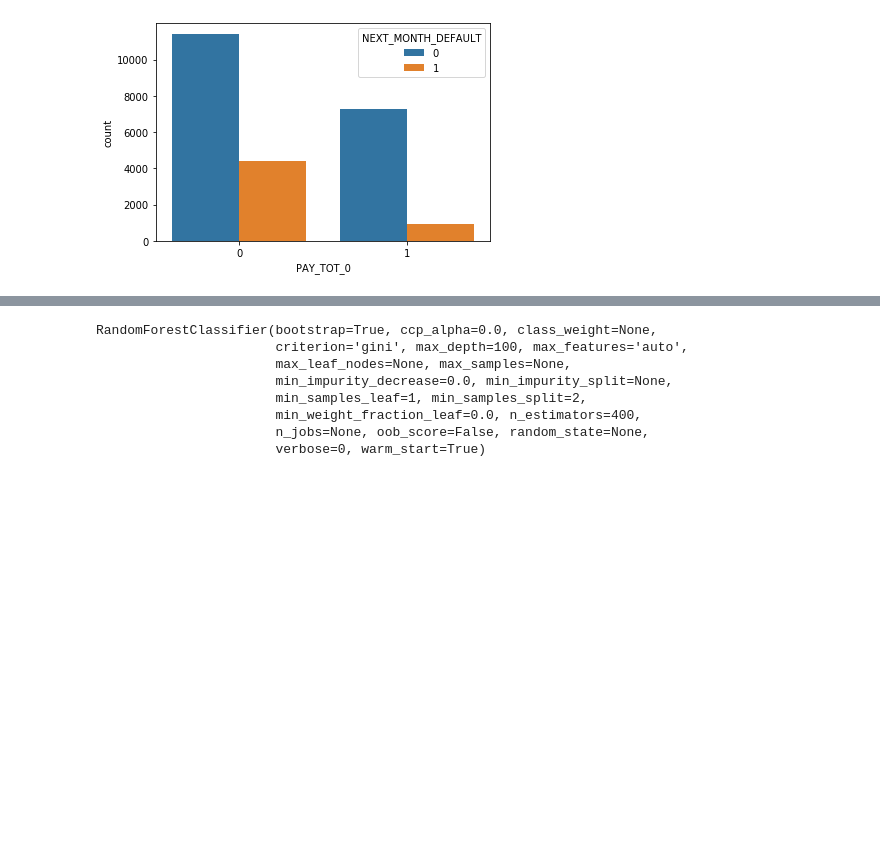
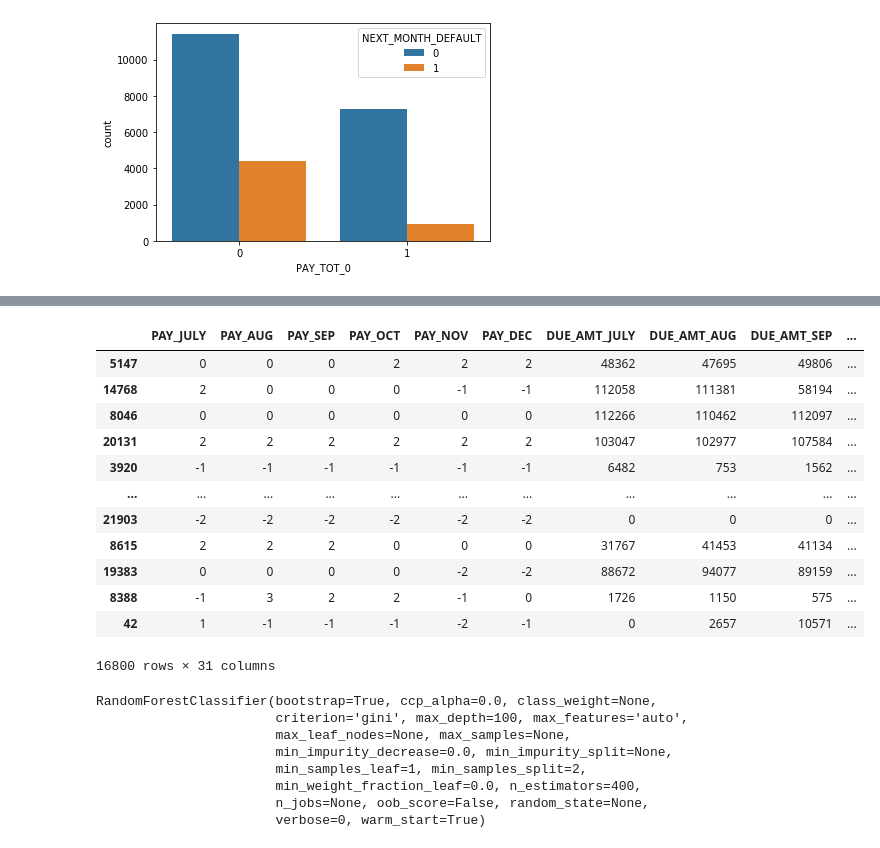
Before and after one commit to shasikaud/Data-Storm, a Jupyter notebook: DataStorm 1.ipynb, the cells around one changed output, grey strips where cells are left out. Saved outputs shown, nothing was run; the diff lists cells and outputs as text; code cells hidden in the pictures; blank space fills up the shorter version.

```diff
--- a/DataStorm 1.ipynb
+++ b/DataStorm 1.ipynb
@@ -131,3 +170,19 @@ Stored 'y_test' (Series)
+# %%
+X_train
+# %% [output]
+|  | PAY_JULY | PAY_AUG | PAY_SEP | PAY_OCT | PAY_NOV | PAY_DEC | DUE_AMT_JULY | DUE_AMT_AUG | DUE_AMT_SEP | ... |
+| 5147 | 0 | 0 | 0 | 2 | 2 | 2 | 48362 | 47695 | 49806 | ... |
+| 14768 | 2 | 0 | 0 | 0 | -1 | -1 | 112058 | 111381 | 58194 | ... |
+| 8046 | 0 | 0 | 0 | 0 | 0 | 0 | 112266 | 110462 | 112097 | ... |
+| 20131 | 2 | 2 | 2 | 2 | 2 | 2 | 103047 | 102977 | 107584 | ... |
+| 3920 | -1 | -1 | -1 | -1 | -1 | -1 | 6482 | 753 | 1562 | ... |
+| ... | ... | ... | ... | ... | ... | ... | ... | ... | ... | ... |
+| 21903 | -2 | -2 | -2 | -2 | -2 | -2 | 0 | 0 | 0 | ... |
+| 8615 | 2 | 2 | 2 | 0 | 0 | 0 | 31767 | 41453 | 41134 | ... |
+| 19383 | 0 | 0 | 0 | 0 | -2 | -2 | 88672 | 94077 | 89159 | ... |
+| 8388 | -1 | 3 | 2 | 2 | -1 | 0 | 1726 | 1150 | 575 | ... |
+| 42 | 1 | -1 | -1 | -1 | -2 | -1 | 0 | 2657 | 10571 | ... |
+16800 rows × 31 columns
 # %%
 #param_grid = {'bootstrap': [True, False],
 # 'max_features': ['auto', 'sqrt'],
```
Also changed, not shown: parts of 29 cells of this notebook.
